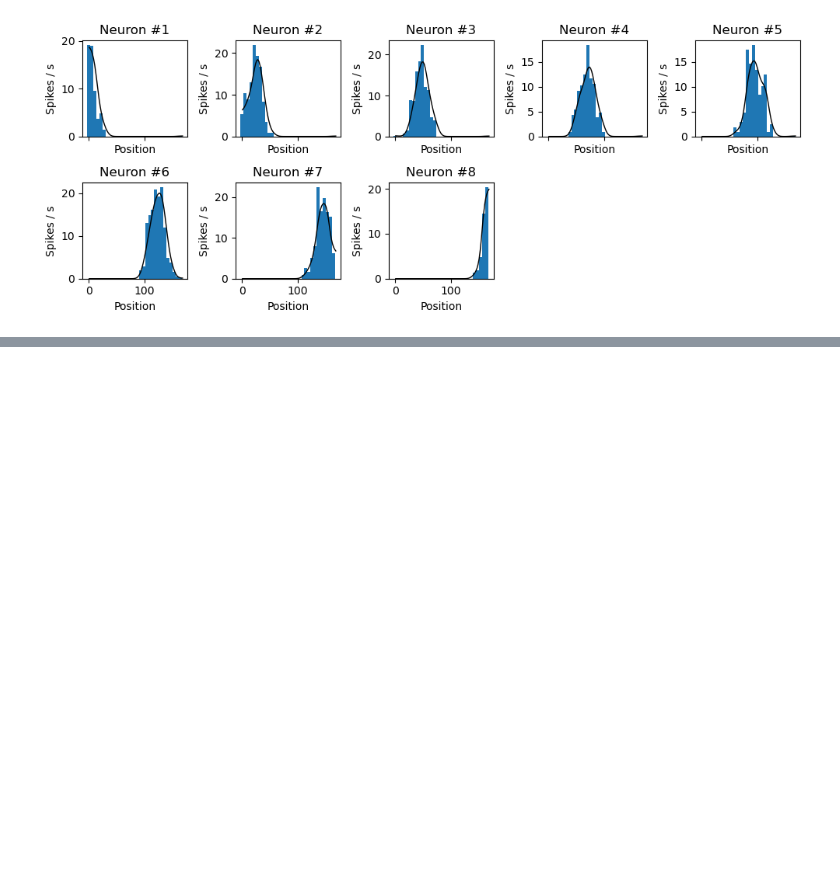
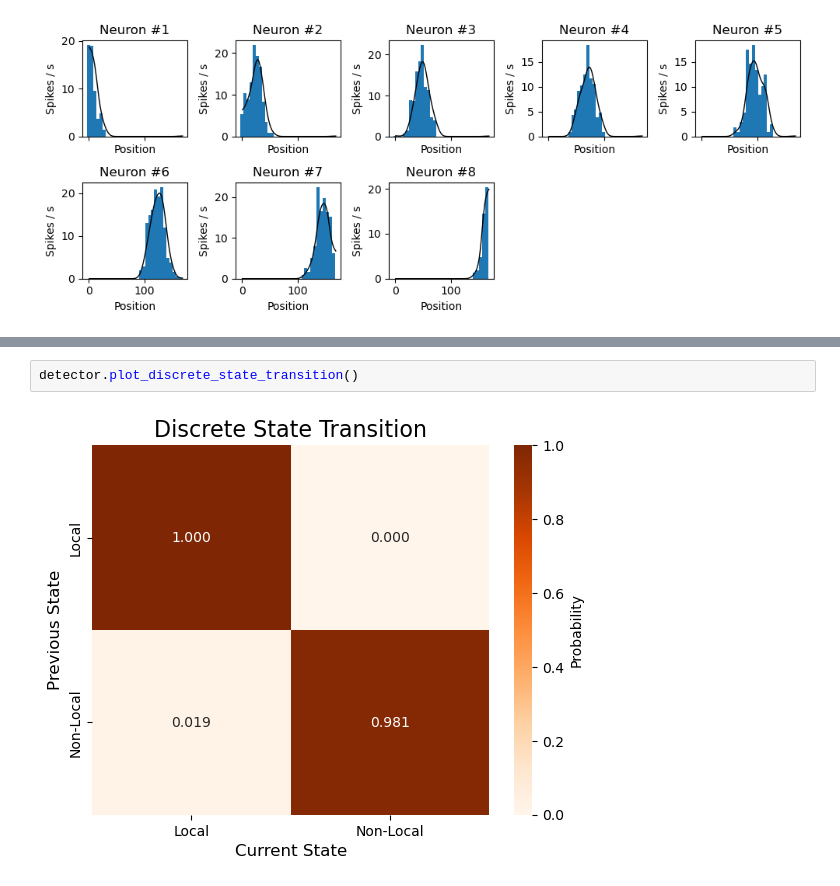
Before and after one commit to Eden-Kramer-Lab/replay_identification, a Jupyter notebook: notebooks/test_spiking_kde.ipynb, the cells around one changed output, grey strips where cells are left out. Drawn from its saved outputs; the diff is of its cells as text; blank space fills up the shorter version.

```diff
--- a/notebooks/test_spiking_kde.ipynb
+++ b/notebooks/test_spiking_kde.ipynb
@@ -171,0 +305,4 @@ detector.plot_place_fields(sampling_frequency=1500, axes=axes)
+# %%
+detector.plot_discrete_state_transition()
+# %% [output]
+[figure, added]
```
Also changed, not shown: parts of 11 cells of this notebook.
